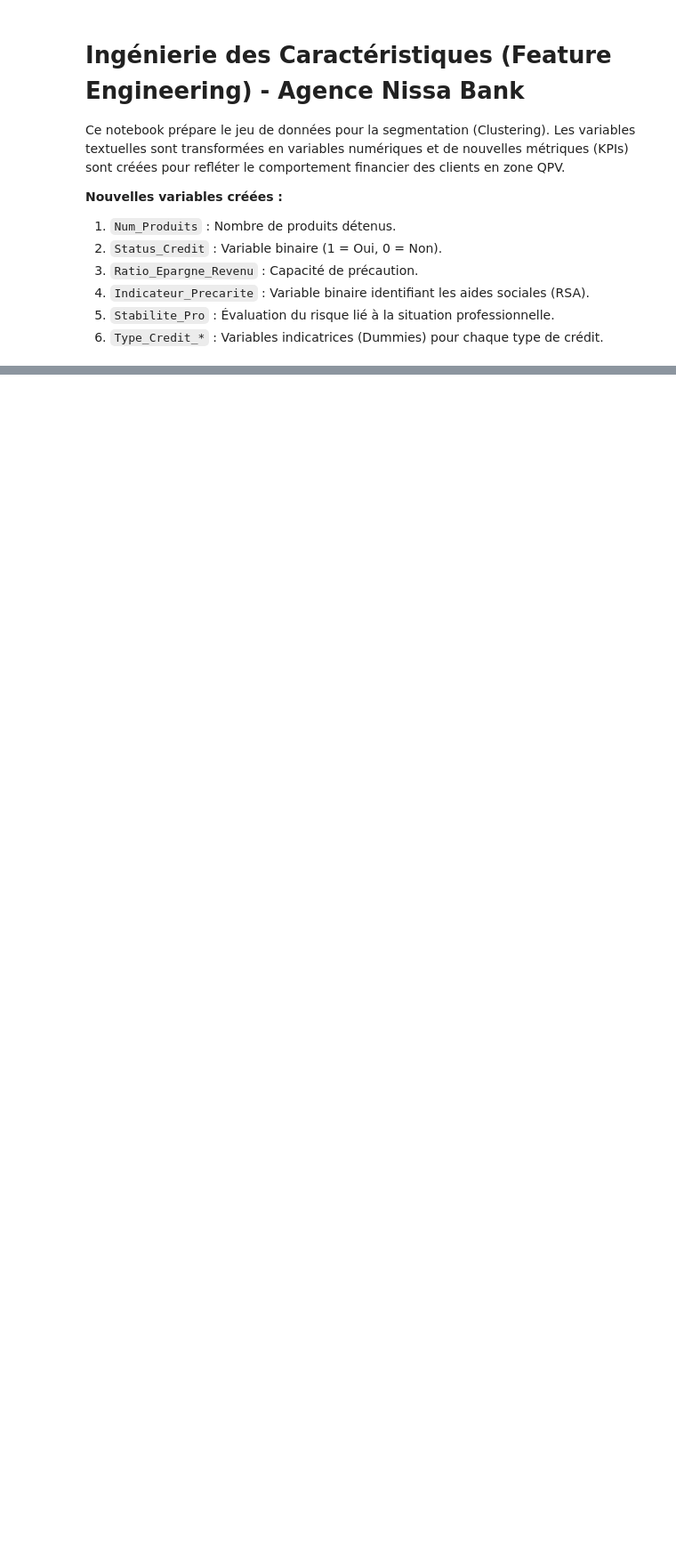
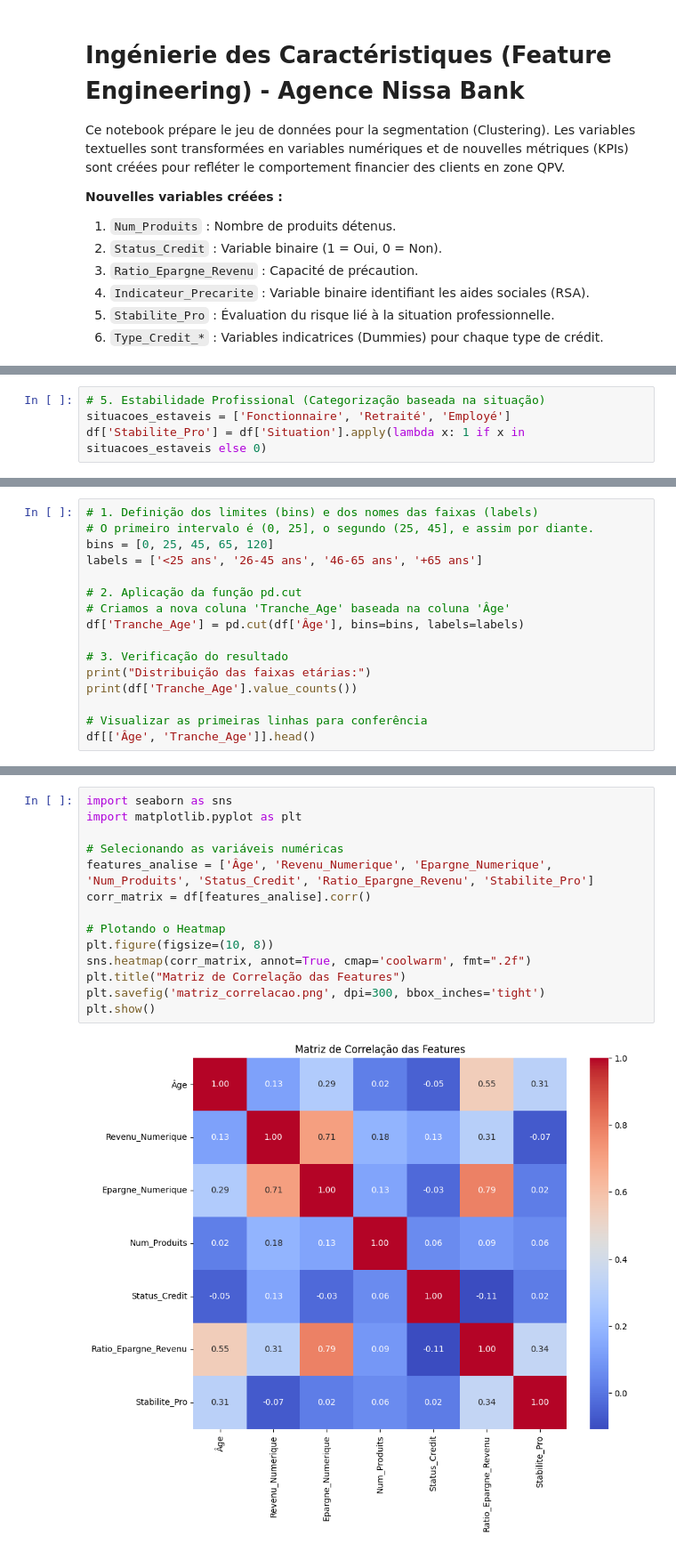
Before and after one commit to melissa-mariano/ProjetsUniversitaires, a Jupyter notebook: Agence Nissa Bank/segmentation_nissa_bank.ipynb, the cells around one changed output, grey strips where cells are left out. Shown at 89% size. Cells and saved outputs as stored; diff of their text form; blank space fills up the shorter version.

```diff
--- a/Agence Nissa Bank/segmentation_nissa_bank.ipynb
+++ b/Agence Nissa Bank/segmentation_nissa_bank.ipynb
@@ -39,0 +59,4 @@ df.to_csv('agence_nissa_bank_features.csv', index=False, sep=';')
+# %%
+# 5. Estabilidade Profissional (Categorização baseada na situação)
+situacoes_estaveis = ['Fonctionnaire', 'Retraité', 'Employé']
+df['Stabilite_Pro'] = df['Situation'].apply(lambda x: 1 if x in situacoes_estaveis else 0)
@@ -39,0 +91,16 @@ df.to_csv('agence_nissa_bank_features.csv', index=False, sep=';')
+# %%
+# 1. Definição dos limites (bins) e dos nomes das faixas (labels)
+# O primeiro intervalo é (0, 25], o segundo (25, 45], e assim por diante.
+bins = [0, 25, 45, 65, 120]
+labels = ['<25 ans', '26-45 ans', '46-65 ans', '+65 ans']
+
+# 2. Aplicação da função pd.cut
+# Criamos a nova coluna 'Tranche_Age' baseada na coluna 'Âge'
+df['Tranche_Age'] = pd.cut(df['Âge'], bins=bins, labels=labels)
+
+# 3. Verificação do resultado
+print("Distribuição das faixas etárias:")
+print(df['Tranche_Age'].value_counts())
+
+# Visualizar as primeiras linhas para conferência
+df[['Âge', 'Tranche_Age']].head()
@@ -39,0 +124,16 @@ df.to_csv('agence_nissa_bank_features.csv', index=False, sep=';')
+# %%
+import seaborn as sns
+import matplotlib.pyplot as plt
+
+# Selecionando as variáveis numéricas
+features_analise = ['Âge', 'Revenu_Numerique', 'Epargne_Numerique', 'Num_Produits', 'Status_Credit', 'Ratio_Epargne_Revenu', 'Stabilite_Pro']
+corr_matrix = df[features_analise].corr()
+
+# Plotando o Heatmap
+plt.figure(figsize=(10, 8))
+sns.heatmap(corr_matrix, annot=True, cmap='coolwarm', fmt=".2f")
+plt.title("Matriz de Correlação das Features")
+plt.savefig('matriz_correlacao.png', dpi=300, bbox_inches='tight')
+plt.show()
+# %% [output]
+[figure, added]
```
Also changed, not shown: parts of 21 cells of this notebook, 8 other files.
